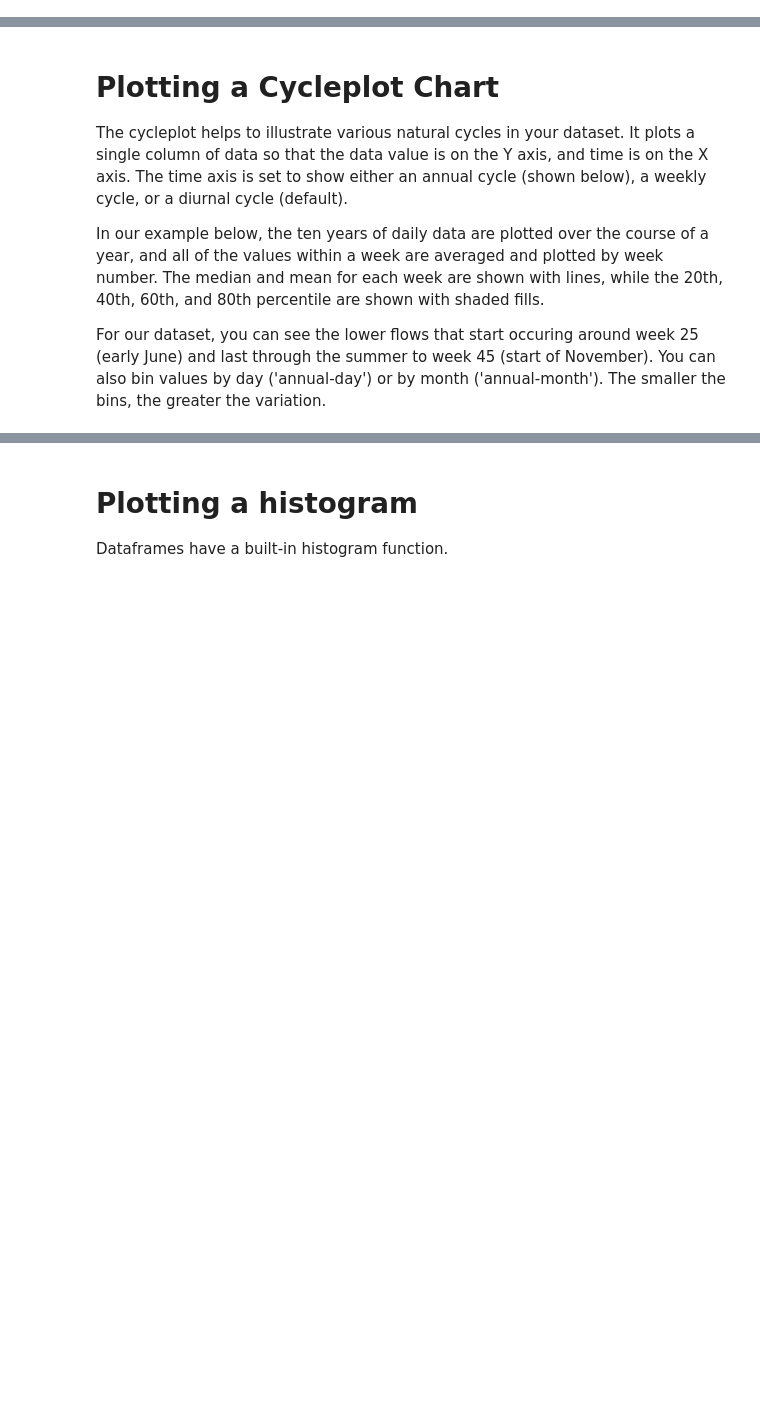
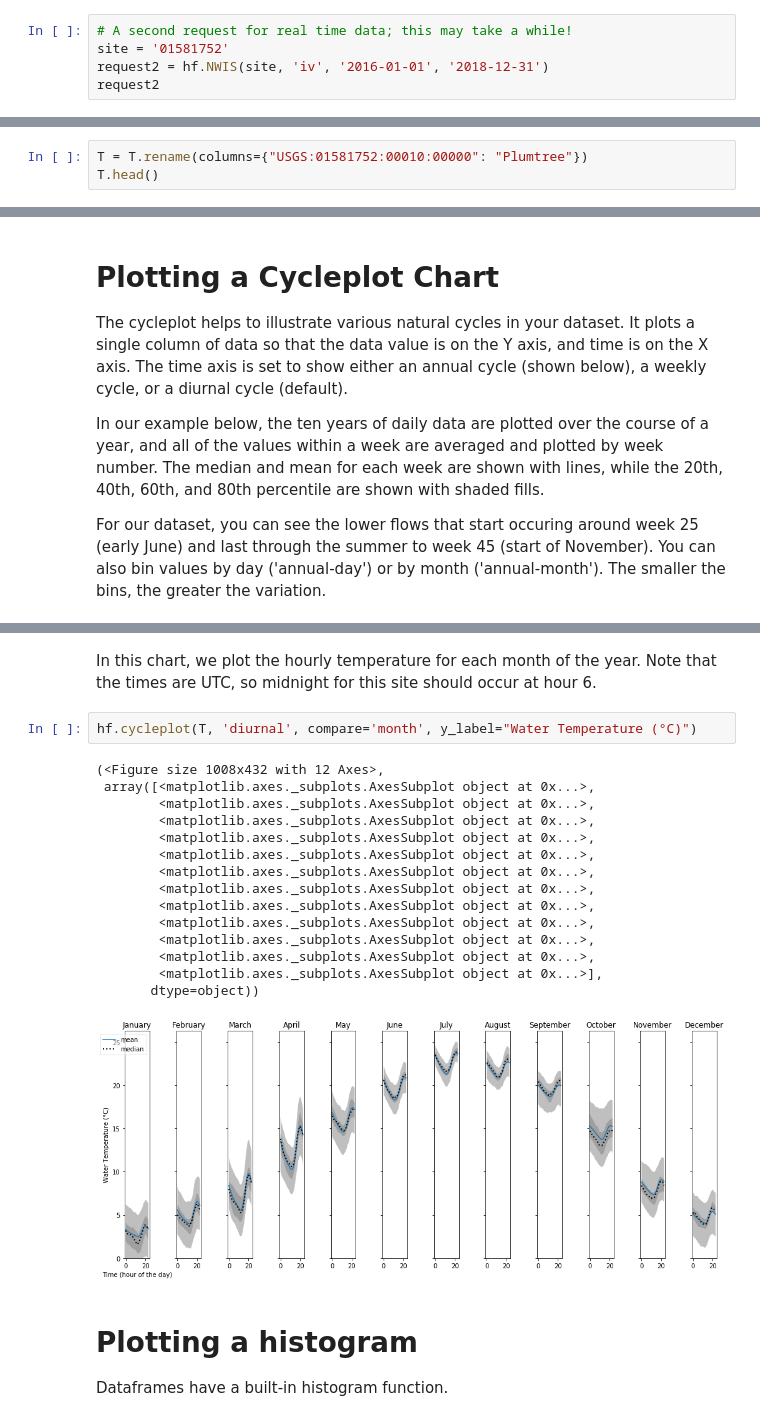
Before and after one commit to mroberge/hydrofunctions, a Jupyter notebook: notebooks/Graphing.ipynb, the cells around one changed output, grey strips where cells are left out. Cells and saved outputs as stored; diff of their text form; blank space fills up the shorter version.

```diff
--- a/notebooks/Graphing.ipynb
+++ b/notebooks/Graphing.ipynb
@@ -38,0 +39,5 @@ print(type(Q.index))
+# %%
+# A second request for real time data; this may take a while!
+site = '01581752'
+request2 = hf.NWIS(site, 'iv', '2016-01-01', '2018-12-31')
+request2
@@ -48,3 +67,6 @@ Q.head()
 | 2008-01-03 00:00:00+00:00 | 96.2 | 306.0 |
 | 2008-01-04 00:00:00+00:00 | 83.0 | 288.0 |
 | 2008-01-05 00:00:00+00:00 | 78.4 | 270.0 |
+# %%
+T = T.rename(columns={"USGS:01581752:00010:00000": "Plumtree"})
+T.head()
@@ -83,3 +120,23 @@ hf.cycleplot(Q.loc[:,'Upstream'], 'annual-week')
+# %% [markdown]
+In this chart, we plot the hourly temperature for each month of the year. Note that the times are UTC, so midnight for this site should occur at hour 6.
+# %%
+hf.cycleplot(T, 'diurnal', compare='month', y_label="Water Temperature (°C)")
+# %% [output]
+(<Figure size 1008x432 with 12 Axes>,
+ array([<matplotlib.axes._subplots.AxesSubplot object at 0x...>,
+        <matplotlib.axes._subplots.AxesSubplot object at 0x...>,
+        <matplotlib.axes._subplots.AxesSubplot object at 0x...>,
+        <matplotlib.axes._subplots.AxesSubplot object at 0x...>,
+        <matplotlib.axes._subplots.AxesSubplot object at 0x...>,
+        <matplotlib.axes._subplots.AxesSubplot object at 0x...>,
+        <matplotlib.axes._subplots.AxesSubplot object at 0x...>,
+        <matplotlib.axes._subplots.AxesSubplot object at 0x...>,
+        <matplotlib.axes._subplots.AxesSubplot object at 0x...>,
+        <matplotlib.axes._subplots.AxesSubplot object at 0x...>,
+        <matplotlib.axes._subplots.AxesSubplot object at 0x...>,
+        <matplotlib.axes._subplots.AxesSubplot object at 0x...>],
+       dtype=object))
+[figure, added]
 # %% [markdown]
 # Plotting a histogram
 Dataframes have a built-in histogram function.
```
Also changed, not shown: parts of 11 cells of this notebook.
